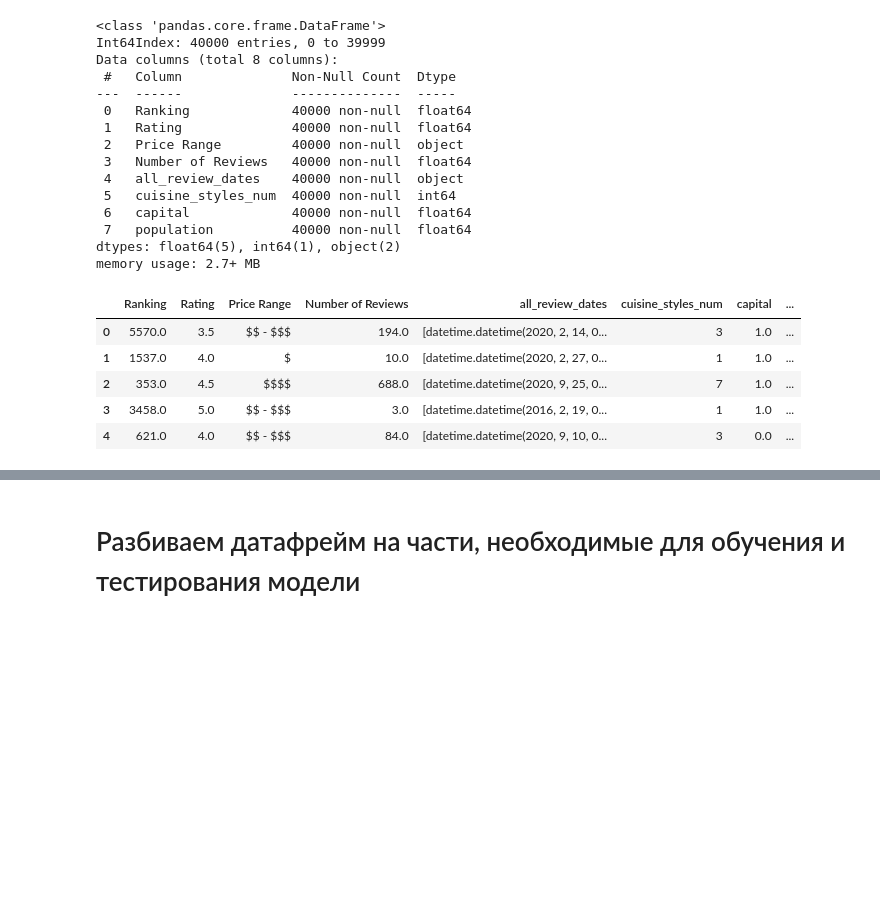
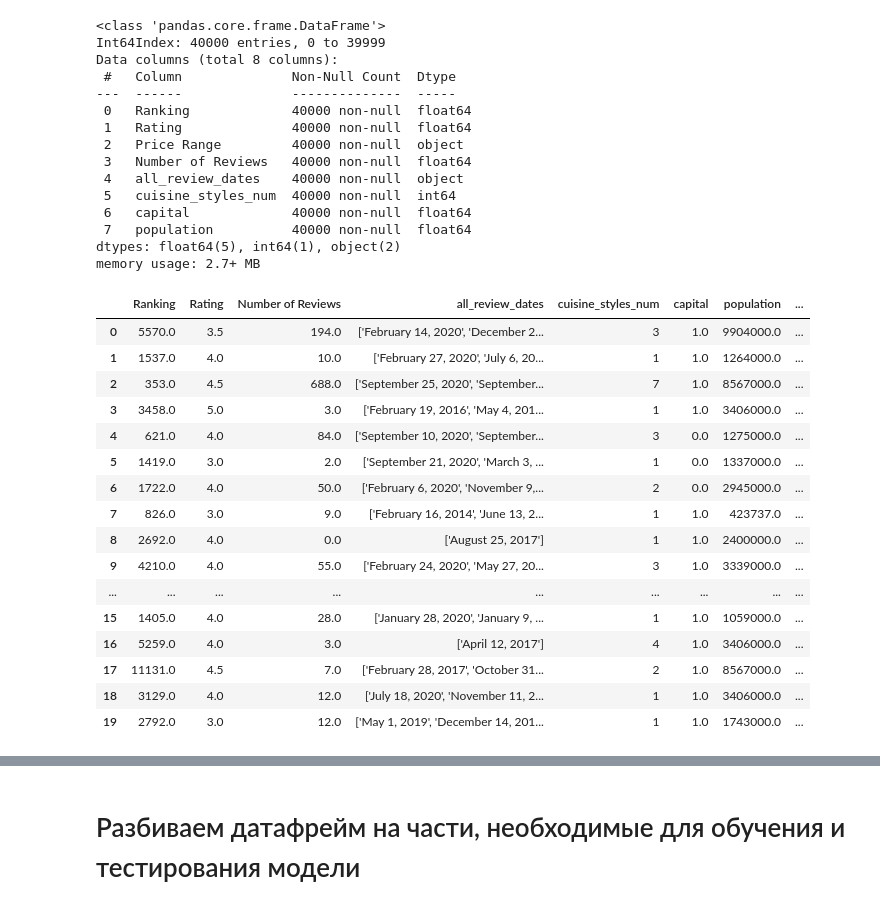
Before and after one commit to zadvovl/SkillFactory, a Jupyter notebook: module_3/your_first_model.ipynb, the cells around one changed output, grey strips where cells are left out. Drawn from its saved outputs; the diff is of its cells as text; code cells hidden in the pictures; blank space fills up the shorter version.

Commit message:
Re-processed dates from TA website. One-hot encoded proce range.

```diff
--- a/module_3/your_first_model.ipynb
+++ b/module_3/your_first_model.ipynb
@@ -129,16 +152,16 @@ def fill_na_by_frequency(freq_dict, col):
 # %%
-'''
+
 # Comment it out only if you need to crawl Tripadvisor website once again
 if __name__ ==  '__main__':
     df_crawled = parallelize_dataframe(df, worker.apply_to_dataframe)
 
-df_crawled.to_csv('with_additional_data_fromTA.csv')
-'''
+df_crawled.to_csv('with_additional_data_fromTA_proper_dates.csv')
+
 
 # this is a file that consists of an original dataframe
 # extended with additional data from Tripadvisor website
 # using requests and beautifulsoup
-df = pd.read_csv('with_additional_data_fromTA.csv')
+df = pd.read_csv('with_additional_data_fromTA_proper_dates.csv')
 df.drop(labels=['Unnamed: 0'], axis=1, inplace=True)
 df.head()
 # %% [output]
@@ -306,6 +329,8 @@ Name: Price Range, dtype: int64
 freq_dict = create_freq_dict(dict(df['Price Range'].value_counts(ascending=True)))
 df['Price Range'] = df['Price Range'].apply(
     lambda x: fill_na_by_frequency(freq_dict, "Price Range") if pd.isna(x) else x)
+# also let's make Price Range names more meaningful
+df['Price Range'] = df['Price Range'].apply(convert_price_range)
 # %%
 # let's take a look at price ranges once again - it seems that there are
 # no more missing values
@@ -334,12 +359,29 @@ Data columns (total 8 columns):
  7   population          40000 non-null  float64
 dtypes: float64(5), int64(1), object(2)
 memory usage: 2.7+ MB
-# %%
-df.head()
-# %% [output]
-|  | Ranking | Rating | Price Range | Number of Reviews | all_review_dates | cuisine_styles_num | capital | ... |
-| 0 | 5570.0 | 3.5 | $$ - $$$ | 194.0 | [datetime.datetime(2020, 2, 14, 0... | 3 | 1.0 | ... |
-| 1 | 1537.0 | 4.0 | $ | 10.0 | [datetime.datetime(2020, 2, 27, 0... | 1 | 1.0 | ... |
-| 2 | 353.0 | 4.5 | $$$$ | 688.0 | [datetime.datetime(2020, 9, 25, 0... | 7 | 1.0 | ... |
-| 3 | 3458.0 | 5.0 | $$ - $$$ | 3.0 | [datetime.datetime(2016, 2, 19, 0... | 1 | 1.0 | ... |
-| 4 | 621.0 | 4.0 | $$ - $$$ | 84.0 | [datetime.datetime(2020, 9, 10, 0... | 3 | 0.0 | ... |
+# %%
+# processing Price Range with one hot encoder
+enc = OneHotEncoder(handle_unknown='ignore')
+y = OneHotEncoder().fit_transform(df['Price Range'].to_numpy().reshape(-1, 1)).toarray()
+df_price_rng = pd.DataFrame(y, columns=['average','high','low'])
+df = pd.concat([df,df_price_rng], axis=1)
+df.drop(['Price Range'], inplace=True, axis=1)
+df.head(20)
+# %% [output]
+|  | Ranking | Rating | Number of Reviews | all_review_dates | cuisine_styles_num | capital | population | ... |
+| 0 | 5570.0 | 3.5 | 194.0 | ['February 14, 2020', 'December 2... | 3 | 1.0 | 9904000.0 | ... |
+| 1 | 1537.0 | 4.0 | 10.0 | ['February 27, 2020', 'July 6, 20... | 1 | 1.0 | 1264000.0 | ... |
+| 2 | 353.0 | 4.5 | 688.0 | ['September 25, 2020', 'September... | 7 | 1.0 | 8567000.0 | ... |
+| 3 | 3458.0 | 5.0 | 3.0 | ['February 19, 2016', 'May 4, 201... | 1 | 1.0 | 3406000.0 | ... |
+| 4 | 621.0 | 4.0 | 84.0 | ['September 10, 2020', 'September... | 3 | 0.0 | 1275000.0 | ... |
+| 5 | 1419.0 | 3.0 | 2.0 | ['September 21, 2020', 'March 3, ... | 1 | 0.0 | 1337000.0 | ... |
+| 6 | 1722.0 | 4.0 | 50.0 | ['February 6, 2020', 'November 9,... | 2 | 0.0 | 2945000.0 | ... |
+| 7 | 826.0 | 3.0 | 9.0 | ['February 16, 2014', 'June 13, 2... | 1 | 1.0 | 423737.0 | ... |
+| 8 | 2692.0 | 4.0 | 0.0 | ['August 25, 2017'] | 1 | 1.0 | 2400000.0 | ... |
+| 9 | 4210.0 | 4.0 | 55.0 | ['February 24, 2020', 'May 27, 20... | 3 | 1.0 | 3339000.0 | ... |
+| ... | ... | ... | ... | ... | ... | ... | ... | ... |
+| 15 | 1405.0 | 4.0 | 28.0 | ['January 28, 2020', 'January 9, ... | 1 | 1.0 | 1059000.0 | ... |
+| 16 | 5259.0 | 4.0 | 3.0 | ['April 12, 2017'] | 4 | 1.0 | 3406000.0 | ... |
+| 17 | 11131.0 | 4.5 | 7.0 | ['February 28, 2017', 'October 31... | 2 | 1.0 | 8567000.0 | ... |
+| 18 | 3129.0 | 4.0 | 12.0 | ['July 18, 2020', 'November 11, 2... | 1 | 1.0 | 3406000.0 | ... |
+| 19 | 2792.0 | 3.0 | 12.0 | ['May 1, 2019', 'December 14, 201... | 1 | 1.0 | 1743000.0 | ... |
```
Also changed, not shown: parts of 7 cells of this notebook, 3 other files.
